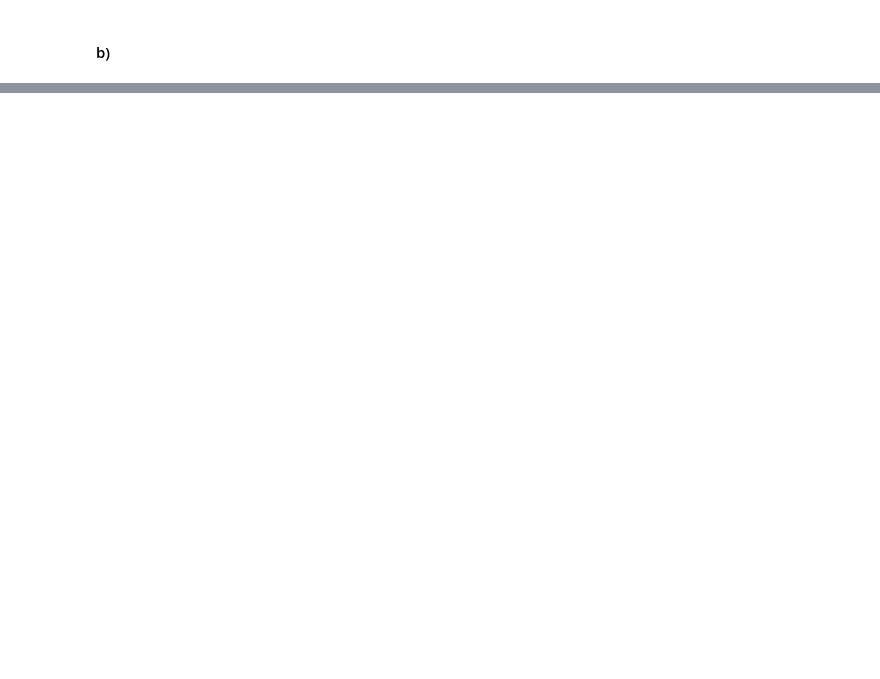
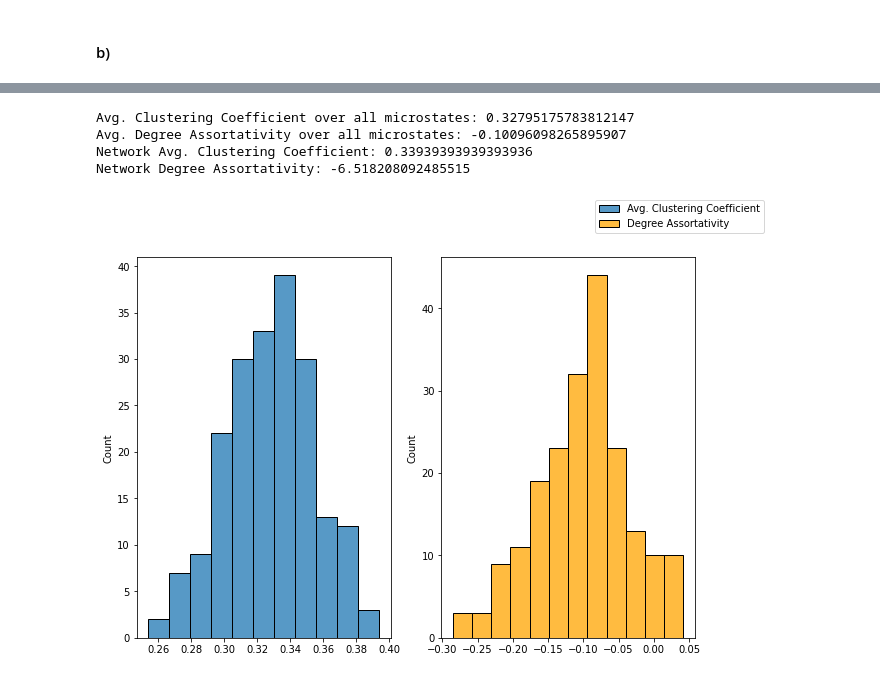
Before and after one commit to TreeMage/sna-exercises, a Jupyter notebook: sheet07.ipynb, the cells around one changed output, grey strips where cells are left out. Cells and saved outputs as stored; diff of their text form; code cells hidden in the pictures; blank space fills up the shorter version.

```diff
--- a/sheet07.ipynb
+++ b/sheet07.ipynb
@@ -66,0 +123,4 @@ def barabasi_albert(m_0: int, n: int, m: int) -> pp.Network:
+# %%
+moreno_taro = pp.io.konect.read_konect_name("moreno_taro")
+moreno_train = pp.io.konect.read_konect_name("moreno_train")
+dolphins = pp.io.konect.read_konect_name("dolphins")
@@ -66,0 +129,29 @@ def barabasi_albert(m_0: int, n: int, m: int) -> pp.Network:
+# %%
+def compare_with_molloy_reed(net: pp.Network, n: int):
+    # Build microstates
+    degrees = pp.statistics.degree_sequence(net)
+    microstates = [pp.generators.Molloy_Reed(degrees) for _ in range(n)]
+
+    # Compute metrics
+    avg_clustering_coefficients = list(map(lambda n: pp.statistics.avg_clustering_coefficient(n), microstates))
+    degree_assortativities = list(map(lambda n: pp.statistics.degree_assortativity(n), microstates))
+
+    # Plot the results
+    fig, axs = plt.subplots(ncols=2, figsize=(10,7))
+    sns.histplot(avg_clustering_coefficients, ax=axs[0])
+    sns.histplot(degree_assortativities, color="orange", ax=axs[1])
+    fig.legend(["Avg. Clustering Coefficient", "Degree Assortativity"])
+
+    # Compute averages
+    print(f"Avg. Clustering Coefficient over all microstates: {np.mean(avg_clustering_coefficients).item()}")
+    print(f"Avg. Degree Assortativity over all microstates: {np.mean(degree_assortativities).item()}")
+    print(f"Network Avg. Clustering Coefficient: {pp.statistics.avg_clustering_coefficient(net)}")
+    print(f"Network Degree Assortativity: {pp.statistics.degree_assortativity(net)}")
+# %%
+compare_with_molloy_reed(moreno_taro, 200)
+# %% [output]
+Avg. Clustering Coefficient over all microstates: 0.32795175783812147
+Avg. Degree Assortativity over all microstates: -0.10096098265895907
+Network Avg. Clustering Coefficient: 0.33939393939393936
+Network Degree Assortativity: -6.518208092485515
+[figure, added]
```
Also changed, not shown: parts of 38 cells of this notebook, 1 other file.
